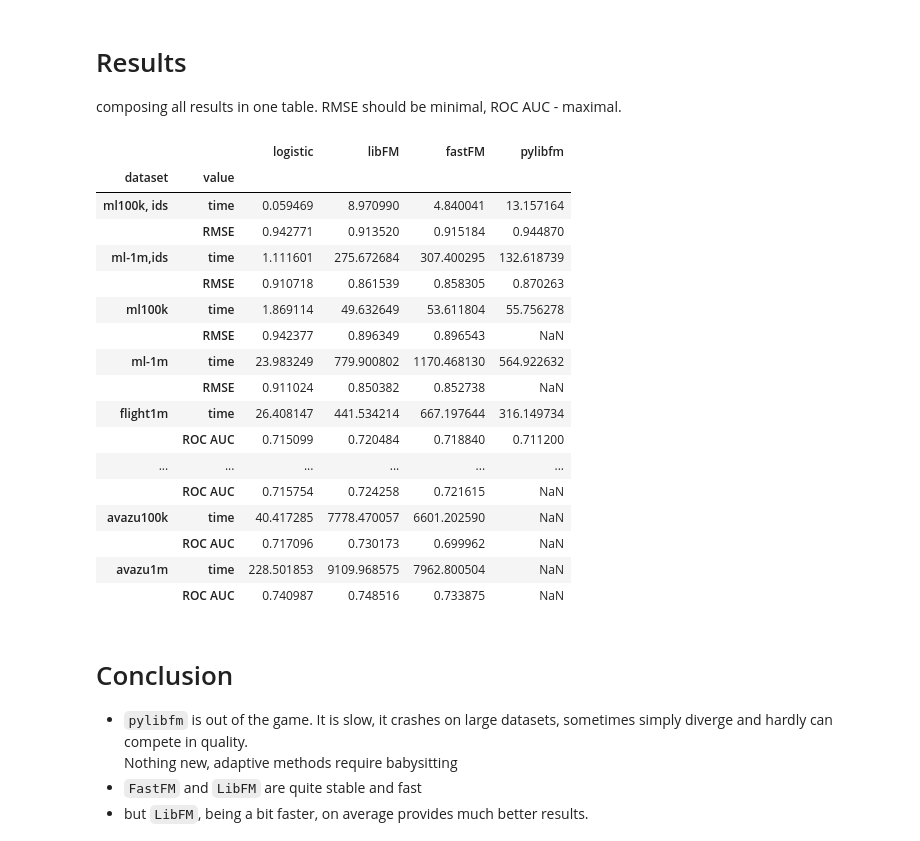
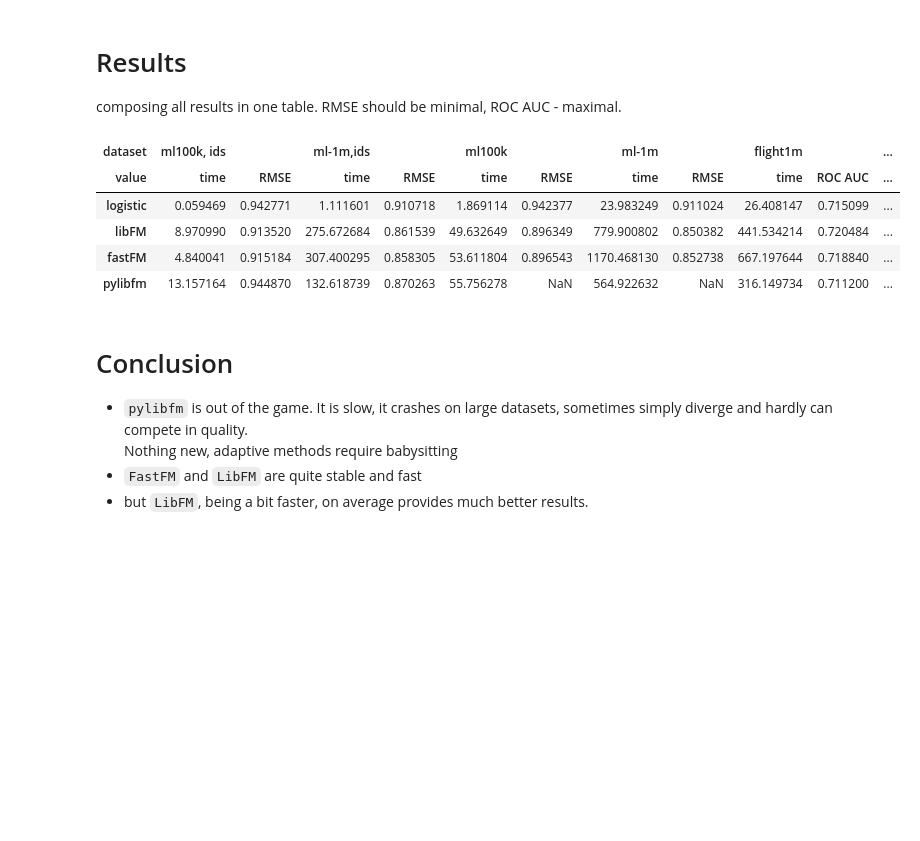
Before and after one commit to arogozhnikov/arogozhnikov.github.io, a Jupyter notebook: notebooks/2016-02-15-TestingLibFM.ipynb, the cells around one changed output. Saved outputs shown, nothing was run; the diff lists cells and outputs as text; code cells hidden in the pictures; blank space fills up the shorter version.

Commit message:
reshaped output table

```diff
--- a/notebooks/2016-02-15-TestingLibFM.ipynb
+++ b/notebooks/2016-02-15-TestingLibFM.ipynb
@@ -375,37 +375,25 @@ RMSE should be minimal, ROC AUC - maximal.
 # %%
 results_table = pandas.DataFrame()
 tuples = []
 
 for name in ['ml100k, ids', 'ml-1m,ids', 'ml100k', 'ml-1m', 'flight1m', 'flight1m, ext', 'flight10m', 'avazu100k', 'avazu1m']:
     df = all_results[name]
     results_table[name + ' (time)'] = df['time']
     metric_name = df.columns[-1]
     results_table[name + metric_name] = df[metric_name]
     tuples.append([name, 'time'])
     tuples.append([name, df.columns[-1]])
 
 results_table = results_table.T
 results_table.index = pandas.MultiIndex.from_tuples(tuples, names=['dataset', 'value'])
-results_table
+results_table.T
 # %% [output]
-|  |  | logistic | libFM | fastFM | pylibfm |
-| dataset | value |  |  |  |  |
-| ml100k, ids | time | 0.059469 | 8.970990 | 4.840041 | 13.157164 |
-|  | RMSE | 0.942771 | 0.913520 | 0.915184 | 0.944870 |
-| ml-1m,ids | time | 1.111601 | 275.672684 | 307.400295 | 132.618739 |
-|  | RMSE | 0.910718 | 0.861539 | 0.858305 | 0.870263 |
-| ml100k | time | 1.869114 | 49.632649 | 53.611804 | 55.756278 |
-|  | RMSE | 0.942377 | 0.896349 | 0.896543 | NaN |
-| ml-1m | time | 23.983249 | 779.900802 | 1170.468130 | 564.922632 |
-|  | RMSE | 0.911024 | 0.850382 | 0.852738 | NaN |
-| flight1m | time | 26.408147 | 441.534214 | 667.197644 | 316.149734 |
-|  | ROC AUC | 0.715099 | 0.720484 | 0.718840 | 0.711200 |
-| ... | ... | ... | ... | ... | ... |
-|  | ROC AUC | 0.715754 | 0.724258 | 0.721615 | NaN |
-| avazu100k | time | 40.417285 | 7778.470057 | 6601.202590 | NaN |
-|  | ROC AUC | 0.717096 | 0.730173 | 0.699962 | NaN |
-| avazu1m | time | 228.501853 | 9109.968575 | 7962.800504 | NaN |
-|  | ROC AUC | 0.740987 | 0.748516 | 0.733875 | NaN |
+| dataset | ml100k, ids |  | ml-1m,ids |  | ml100k |  | ml-1m |  | flight1m |  | ... |
+| value | time | RMSE | time | RMSE | time | RMSE | time | RMSE | time | ROC AUC | ... |
+| logistic | 0.059469 | 0.942771 | 1.111601 | 0.910718 | 1.869114 | 0.942377 | 23.983249 | 0.911024 | 26.408147 | 0.715099 | ... |
+| libFM | 8.970990 | 0.913520 | 275.672684 | 0.861539 | 49.632649 | 0.896349 | 779.900802 | 0.850382 | 441.534214 | 0.720484 | ... |
+| fastFM | 4.840041 | 0.915184 | 307.400295 | 0.858305 | 53.611804 | 0.896543 | 1170.468130 | 0.852738 | 667.197644 | 0.718840 | ... |
+| pylibfm | 13.157164 | 0.944870 | 132.618739 | 0.870263 | 55.756278 | NaN | 564.922632 | NaN | 316.149734 | 0.711200 | ... |
 # %% [markdown]
 # Conclusion
 
```
Also changed, not shown: 1 other file.
